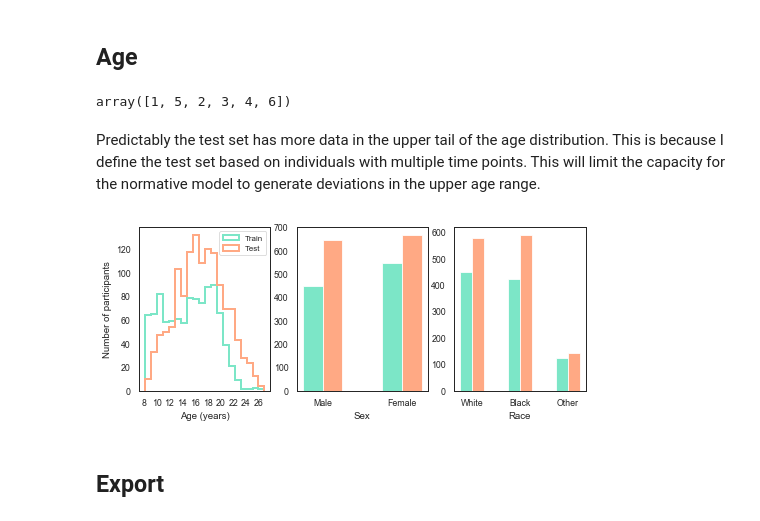
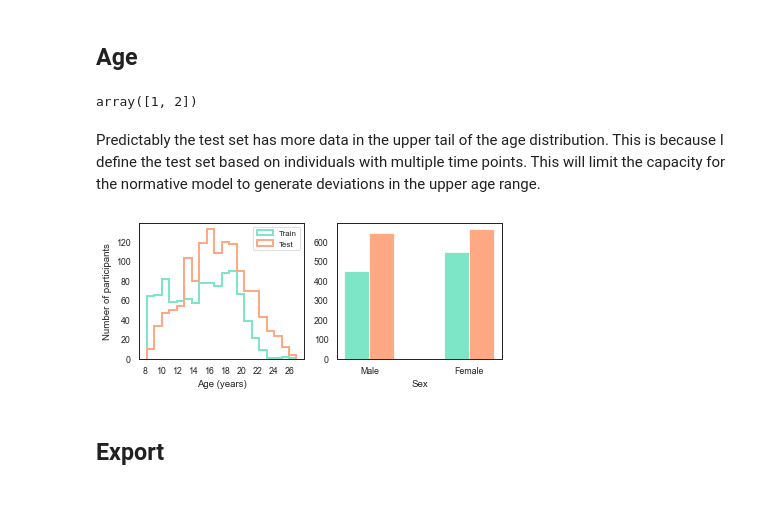
Before and after one commit to lindenmp/NormativeNeuroDev_Longitudinal, a Jupyter notebook: code/get_longitudinal_sample.ipynb, the cells around one changed output. Drawn from its saved outputs; the diff is of its cells as text; code cells hidden in the pictures.

```diff
--- a/code/get_longitudinal_sample.ipynb
+++ b/code/get_longitudinal_sample.ipynb
@@ -100,2 +113,3 @@ subj_filt.sum()
-# %%
-df = df[~subj_filt]
+# %%
+if any(subj_filt):
+    df = df.loc[~subj_filt]
@@ -101,0 +122,13 @@ df = df[~subj_filt]
+# %%
+# subject filter
+subj_filt = np.zeros((df.shape[0],)).astype(bool)
+
+for (i, (index, row)) in enumerate(df.iterrows()):
+    file_name = os.environ['VOL_NAME_TMP'].replace("bblid", str(index[0]))
+    file_name = file_name.replace("scanid", str(index[1]))
+    full_path = glob.glob(os.path.join(os.environ['VOLDIR'], file_name))
+    if i == 0: print(full_path)
+    if len(full_path) == 0:
+        subj_filt[i] = True
+
+subj_filt.sum()
@@ -102,3 +138,6 @@ df = df[~subj_filt]
+# %%
+if any(subj_filt):
+    df = df.loc[~subj_filt]
 # %%
 print('N after excluding missing subjects:', df.shape[0])
 # %% [output]
@@ -221,56 +260,43 @@ cmap = get_cmap('pair')
 # %% [markdown]
 ## Age
 # %%
-df_out.loc[:,'race'].unique()
+df_out.loc[:,'sex'].unique()
 # %% [output]
-array([1, 5, 2, 3, 4, 6])
+array([1, 2])
 # %% [markdown]
 Predictably the test set has more data in the upper tail of the age distribution. This is because I define the test set based on individuals with multiple time points. This will limit the capacity for the normative model to generate deviations in the upper age range.
 # %%
-f, axes = plt.subplots(1,3)
-f.set_figwidth(8)
-f.set_figheight(3)
+f, axes = plt.subplots(1,2)
+f.set_figwidth(6.5)
+f.set_figheight(2.5)
 colormap = sns.color_palette("pastel", 2)
 
 sns.distplot(df_out.loc[~df_out.loc[:,'train_test'],'scanageYears'], bins=20, hist=True, kde=False, rug=False, label = labels[0],
              hist_kws={"histtype": "step", "linewidth": 2, "alpha": 1}, color=list(cmap[0]), ax = axes[0]);
 sns.distplot(df_out.loc[df_out.loc[:,'train_test'],'scanageYears'], bins=20, hist=True, kde=False, rug=False, label = labels[1],
              hist_kws={"histtype": "step", "linewidth": 2, "alpha": 1}, color=list(cmap[1]), ax = axes[0]);
 axes[0].legend(prop={'size': 8});
 axes[0].set_xlabel('Age (years)');
 axes[0].set_ylabel('Number of participants');
 axes[0].set_xticks(np.arange(np.min(np.round(age_unique,0)), np.max(np.round(age_unique,0)), 2))
 
 # set width of bar
 barWidth = 0.25
 
 # Sex
 y_train = [np.sum(df_out.loc[~df_out.loc[:,'train_test'],'sex'] == 1), np.sum(df_out.loc[~df_out.loc[:,'train_test'],'sex'] == 2)]
 y_test = [np.sum(df_out.loc[df_out.loc[:,'train_test'],'sex'] == 1), np.sum(df_out.loc[df_out.loc[:,'train_test'],'sex'] == 2)]
 r1 = np.arange(len(y_train))+barWidth/2
 r2 = [x + barWidth for x in r1]
 axes[1].bar(r1, y_train, width = barWidth, color = cmap[0], label = labels[0])
 axes[1].bar(r2, y_test, width = barWidth, color = cmap[1], label = labels[1])
 axes[1].set_xlabel('Sex')
 axes[1].set_xticks([r + barWidth for r in range(len(y_train))])
 axes[1].set_xticklabels(['Male', 'Female'])
 
-# Race
-y_train = [np.sum(df_out.loc[~df_out.loc[:,'train_test'],'race'] == 1), np.sum(df_out.loc[~df_out.loc[:,'train_test'],'race'] == 2), np.sum(df_out.loc[~df_out.loc[:,'train_test'],'race'] > 2)]
-y_test = [np.sum(df_out.loc[df_out.loc[:,'train_test'],'race'] == 1), np.sum(df_out.loc[df_out.loc[:,'train_test'],'race'] == 2), np.sum(df_out.loc[df_out.loc[:,'train_test'],'race'] > 2)]
-# Set position of bar on X axis
-r1 = np.arange(len(y_train))+barWidth/2
-r2 = [x + barWidth for x in r1]
-
-axes[2].bar(r1, y_train, width = barWidth, color = cmap[0], label = labels[0])
-axes[2].bar(r2, y_test, width = barWidth, color = cmap[1], label = labels[1])
-axes[2].set_xlabel('Race')
-axes[2].set_xticks([r + barWidth for r in range(len(y_train))])
-axes[2].set_xticklabels(['White', 'Black', 'Other'])
-
 f.savefig('age_distributions.svg', dpi = 150, bbox_inches = 'tight', pad_inches = 0)
 # %% [output]
-[figure, old version]
+[figure, new version]
 # %% [markdown]
 ## Export
 # %%
```
Also changed, not shown: parts of 15 cells of this notebook, 1 other file.
